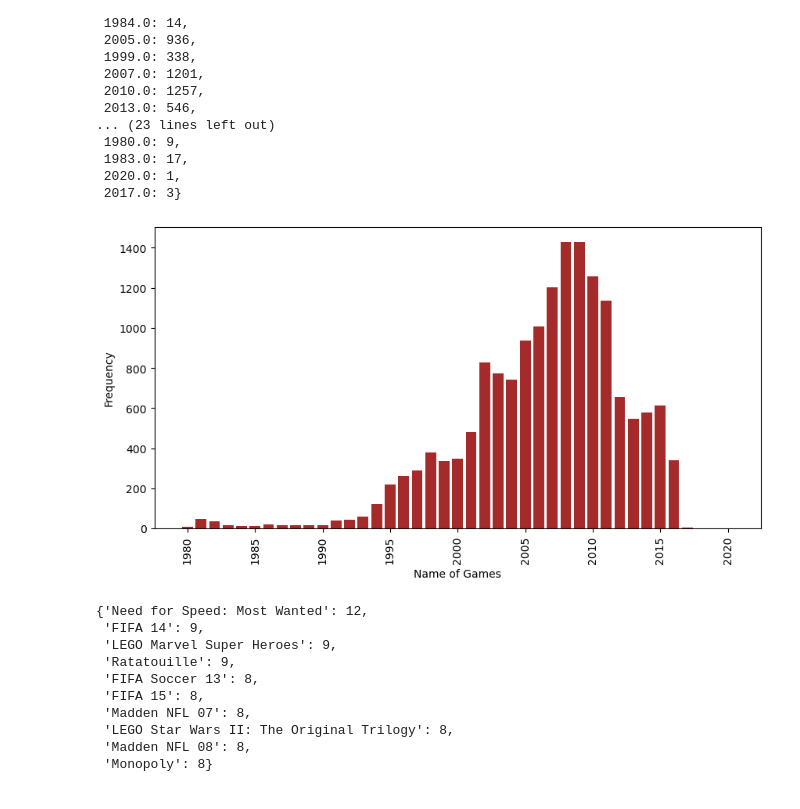
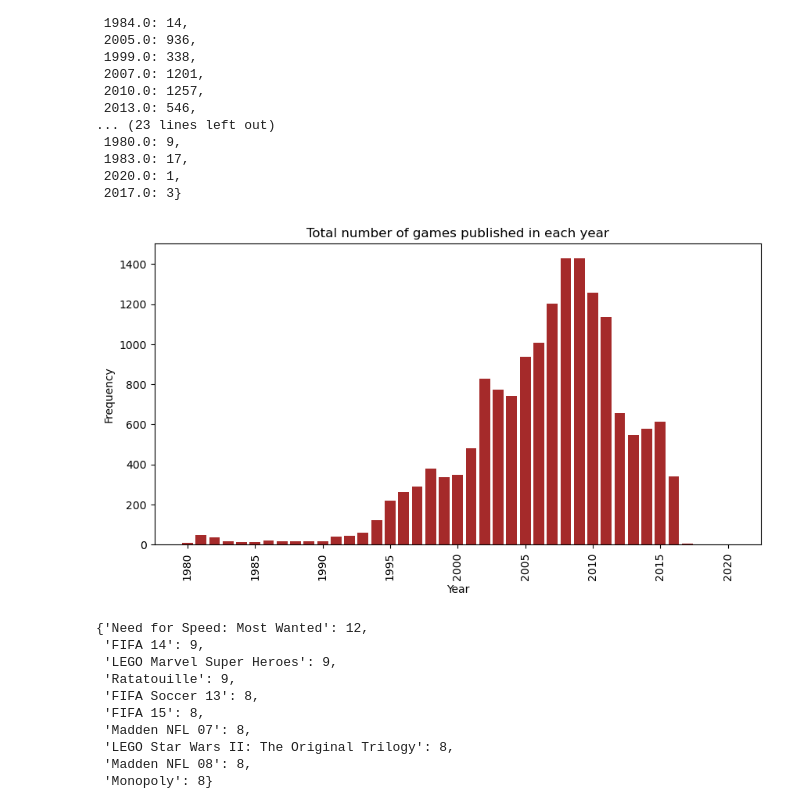
Before and after one commit to JMDUKU/GROUP-K-EDA-PROJECT, a Jupyter notebook: Group K EDA project.ipynb, the cells around one changed output. Drawn from its saved outputs; the diff is of its cells as text; code cells hidden in the pictures.

```diff
--- a/Group K EDA project.ipynb
+++ b/Group K EDA project.ipynb
@@ -399,16 +392,17 @@ group_dict
  2020.0: 1,
  2017.0: 3}
 # %%
-# Total number of published in each year
+# Total number of games published in each year
 
 plt.figure(figsize=(10,5))
 plt.bar(group_dict.keys(), group_dict.values(), color='brown')
-plt.xlabel('Name of Games')
+plt.xlabel('Year')
 plt.ylabel('Frequency')
+plt.title('Total number of games published in each year')
 plt.xticks(rotation=90)
 plt.show()
 # %% [output]
-[figure, old version]
+[figure, new version]
 # %%
 # Top ten most published game
 
```
Also changed, not shown: parts of 5 cells of this notebook, 1 other file.
